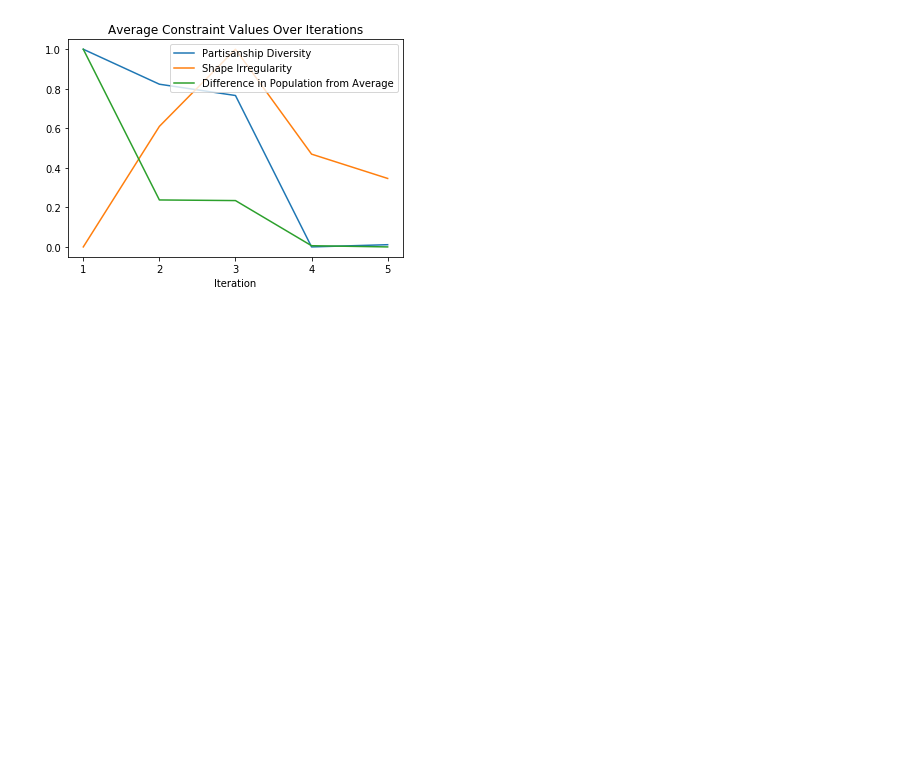
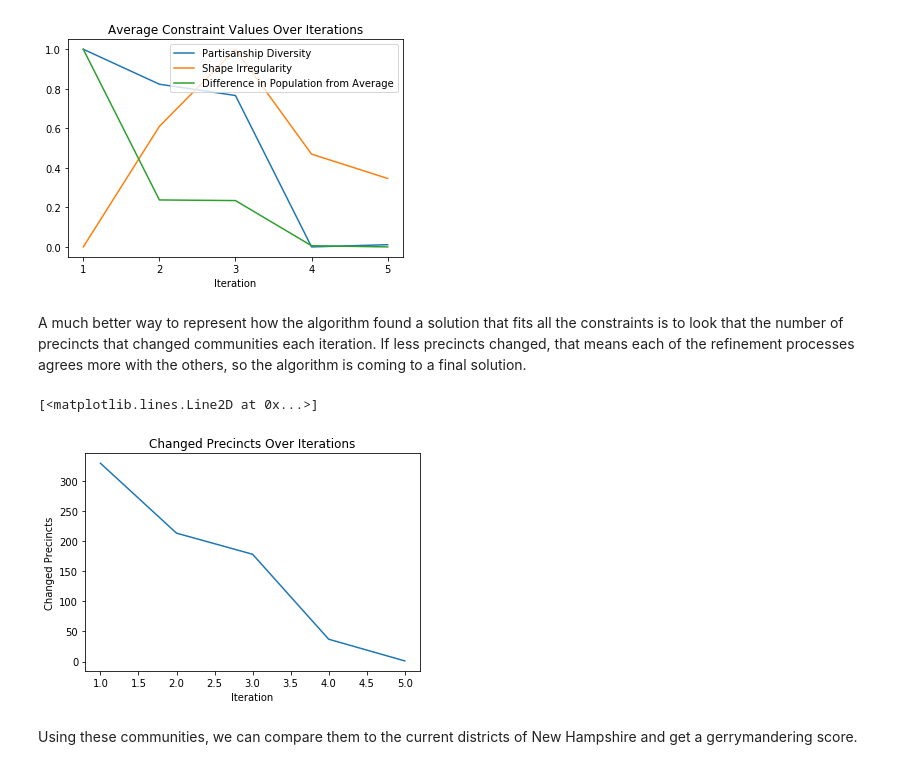
Before and after one commit to hacking-the-election/gerrymandering, a Jupyter notebook: notebooks/QuantifyingGerrymandering.ipynb, the cells around one changed output. Saved outputs shown, nothing was run; the diff lists cells and outputs as text; code cells hidden in the pictures; blank space fills up the shorter version.

Commit message:
add precincts changed graph to jupyter notebook

```diff
--- a/notebooks/QuantifyingGerrymandering.ipynb
+++ b/notebooks/QuantifyingGerrymandering.ipynb
@@ -131,19 +131,41 @@ for iteration in average_constraints:
     Y[1].append(compactness_squish(iteration[1]))
     Y[2].append(population_squish(iteration[2]))
 
-fig = plt.figure()
-ax = fig.add_subplot(111)
-ax.set_title("Average Constraint Values Over Iterations")
-ax.set_xlabel("Iteration")
-ax.xaxis.set_ticks(range(1, len(community_stages) + 1))
+fig1 = plt.figure(1)
+ax1 = fig1.add_subplot(111)
+ax1.set_title("Average Constraint Values Over Iterations")
+ax1.set_xlabel("Iteration")
+ax1.xaxis.set_ticks(range(1, len(community_stages) + 1))
 constraints = [
     "Partisanship Diversity",
     "Shape Irregularity",
     "Difference in Population from Average"
 ]
 for constraint_name, constraint_line in zip(constraints, Y):
-    line, = ax.plot(X, constraint_line)
+    line, = ax1.plot(X, constraint_line)
     line.set_label(constraint_name)
-legend = ax.legend()
+legend = ax1.legend()
 # %% [output]
 [figure]
+# %% [markdown]
+A much better way to represent how the algorithm found a solution that fits all the constraints is to look that the number of precincts that changed communities each iteration. If less precincts changed, that means each of the refinement processes agrees more with the others, so the algorithm is coming to a final solution.
+# %%
+X = list(range(1, len(changed_precincts) + 2))
+# The first iteration is the initial guess,
+# which can be said to have changed every precinct in the state.
+Y = [sum(len(c.precincts) for c in community_stages[0])] \
+  + [sum([len(refinement) for refinement in iteration])
+     for iteration in changed_precincts]
+
+fig2 = plt.figure(2)
+ax2 = fig2.add_subplot(111)
+ax2.set_title("Changed Precincts Over Iterations")
+ax2.set_xlabel("Iteration")
+ax2.set_ylabel("Changed Precincts")
+ax1.xaxis.set_ticks(range(1, len(changed_precincts) + 2))
+line, = ax2.plot(X, Y)
+# %% [output]
+[<matplotlib.lines.Line2D at 0x...>]
+[figure, added]
+# %% [markdown]
+Using these communities, we can compare them to the current districts of New Hampshire and get a gerrymandering score.
```
Also changed, not shown: parts of 1 cell of this notebook, 1 other file.
